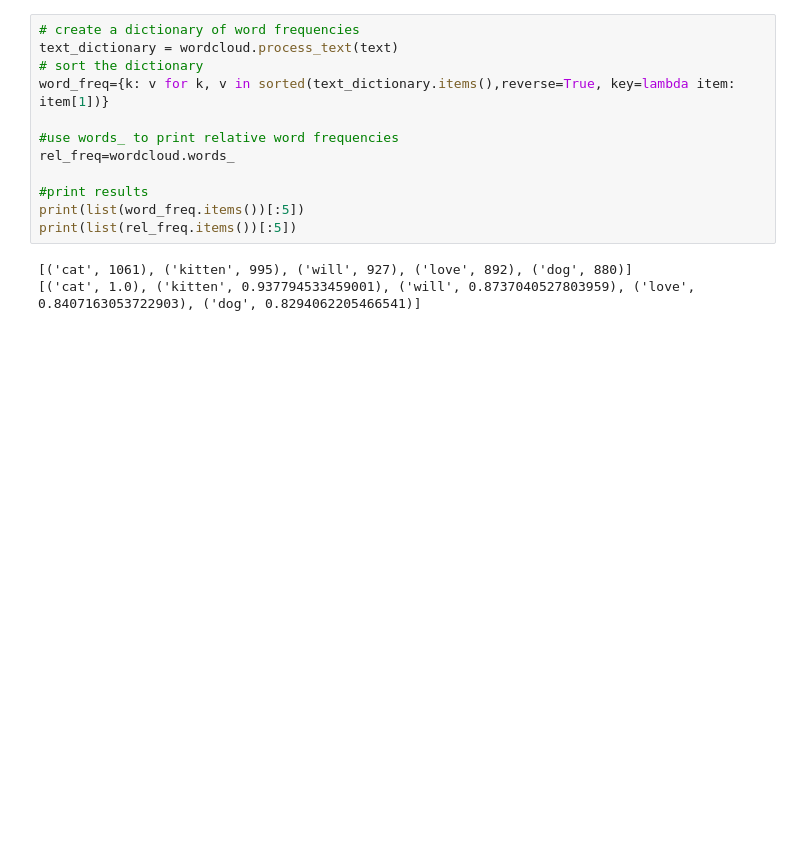
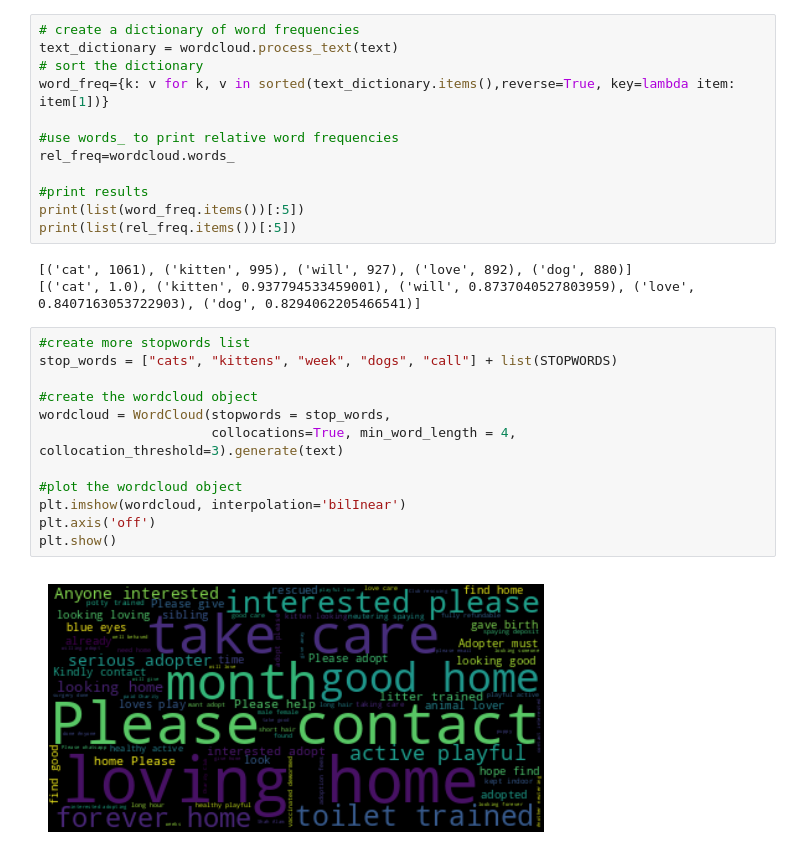
Before and after one commit to LanaCasselmann/ds_capstone_pet_adoptability, a Jupyter notebook: notebooks/text_column.ipynb, the cells around one changed output. Drawn from its saved outputs; the diff is of its cells as text; blank space fills up the shorter version.

Commit message:
cloud of the slow speed

```diff
--- a/notebooks/text_column.ipynb
+++ b/notebooks/text_column.ipynb
@@ -73,3 +73,17 @@ print(list(rel_freq.items())[:5])
 # %% [output]
 [('cat', 1061), ('kitten', 995), ('will', 927), ('love', 892), ('dog', 880)]
 [('cat', 1.0), ('kitten', 0.937794533459001), ('will', 0.8737040527803959), ('love', 0.8407163053722903), ('dog', 0.8294062205466541)]
+# %%
+#create more stopwords list
+stop_words = ["cats", "kittens", "week", "dogs", "call"] + list(STOPWORDS)
+
+#create the wordcloud object
+wordcloud = WordCloud(stopwords = stop_words,
+                      collocations=True, min_word_length = 4, collocation_threshold=3).generate(text)
+
+#plot the wordcloud object
+plt.imshow(wordcloud, interpolation='bilInear')
+plt.axis('off')
+plt.show()
+# %% [output]
+[figure, added]
```
Also changed, not shown: parts of 10 cells of this notebook.
